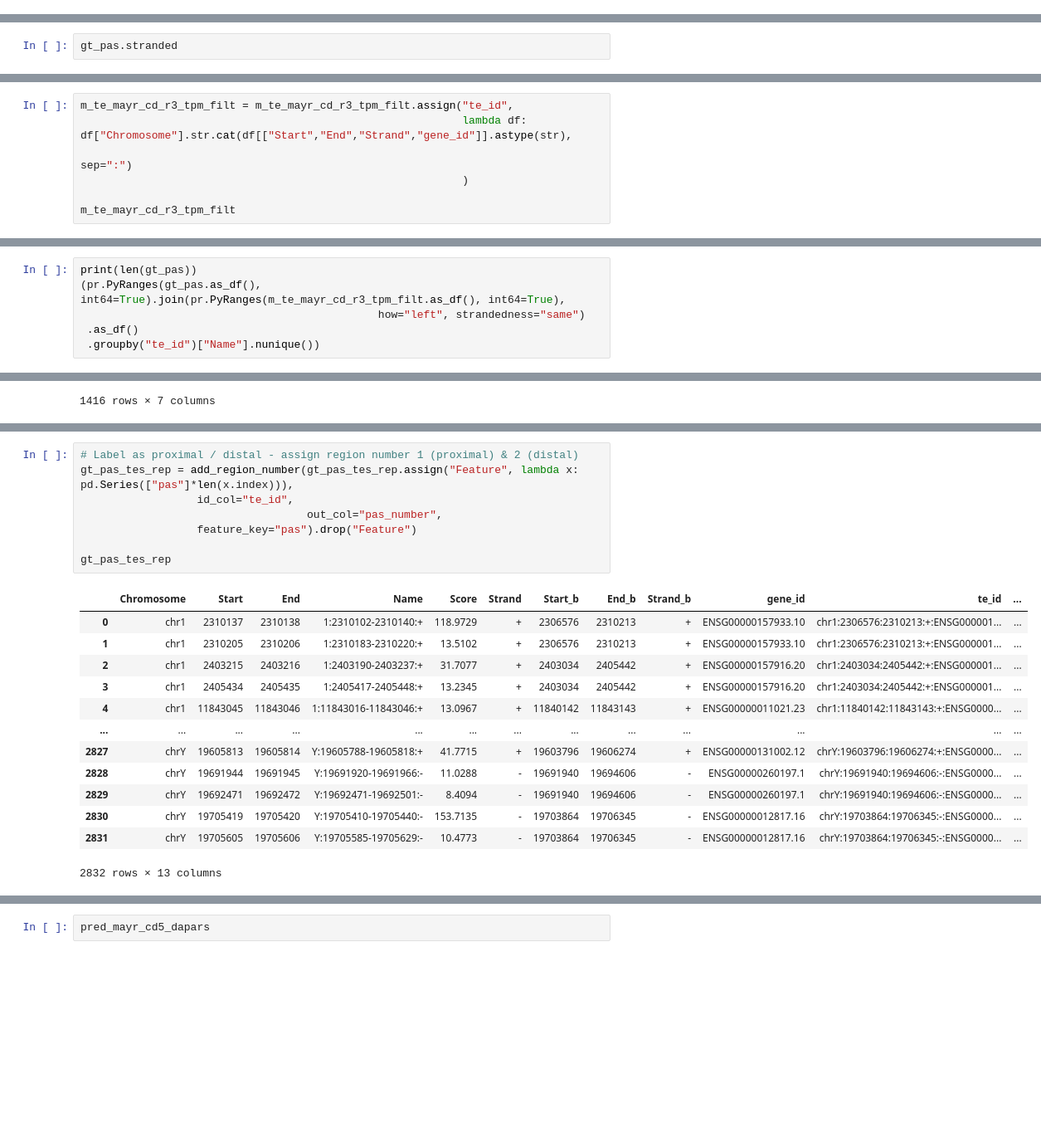
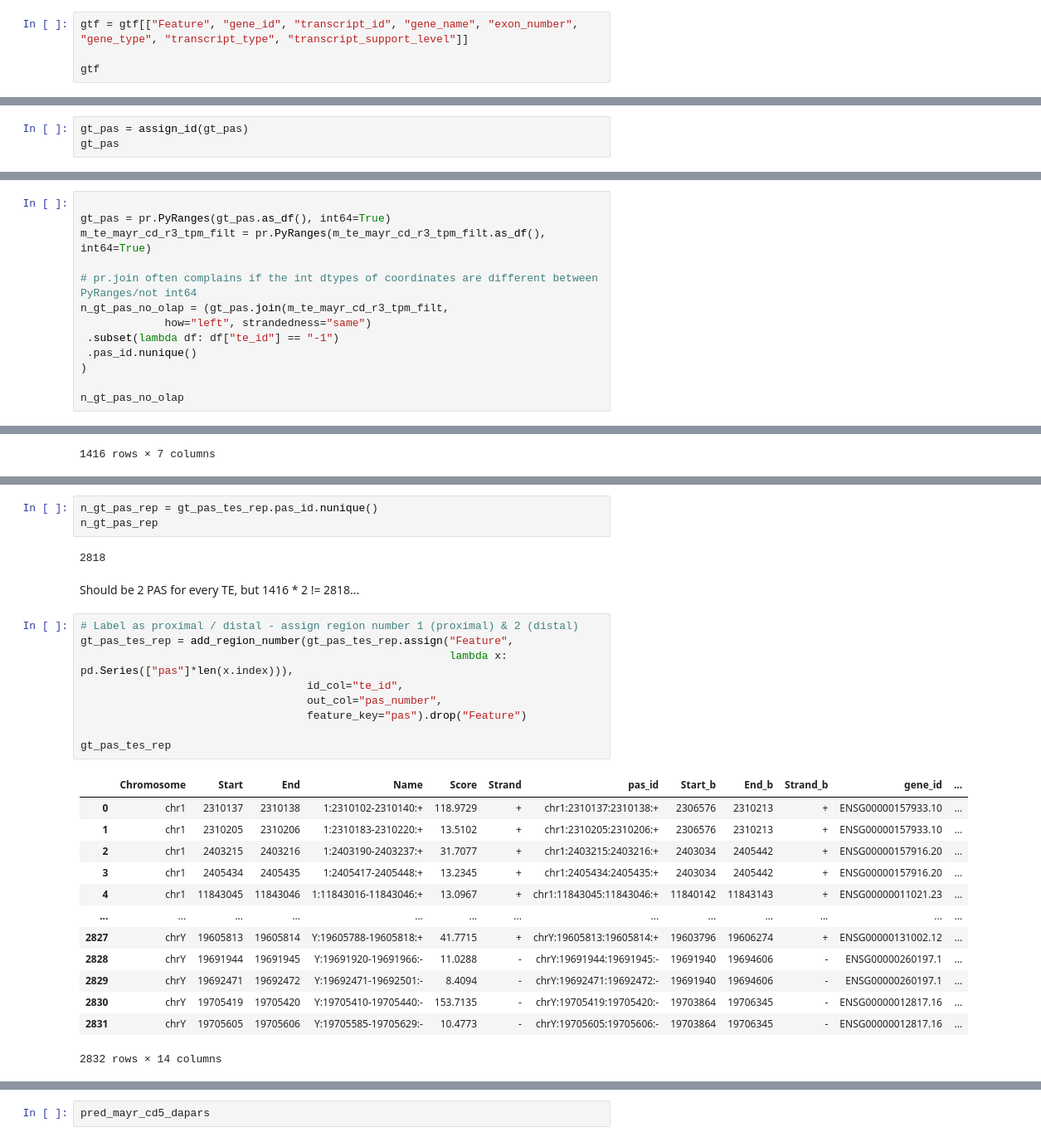
Before and after one commit to iRNA-COSI/APAeval, a Jupyter notebook: summary_workflows/relative_quantification/poc/relative_quant_poc.ipynb, the cells around one changed output, grey strips where cells are left out. Shown at 83% size. Cells and saved outputs as stored; diff of their text form; blank space fills up the shorter version.

```diff
--- a/summary_workflows/relative_quantification/poc/relative_quant_poc.ipynb
+++ b/summary_workflows/relative_quantification/poc/relative_quant_poc.ipynb
@@ -154,3 +159,7 @@ gtf.head()
 gtf.stranded
 # %% [output]
 True
+# %%
+gtf = gtf[["Feature", "gene_id", "transcript_id", "gene_name", "exon_number", "gene_type", "transcript_type", "transcript_support_level"]]
+
+gtf
@@ -400,5 +550,6 @@ gt_pas
 | 13342 | chrY | 19705605 | 19705606 | Y:19705585-19705629:- | 10.4773 | - |
 13343 rows × 6 columns
 # %%
-gt_pas.stranded
+gt_pas = assign_id(gt_pas)
+gt_pas
 # %% [output]
@@ -423,10 +586,3 @@ m_te_mayr_cd_r3_tpm_filt.Chromosome.unique().tolist()
  'chrM',
  'chrX',
  'chrY']
-# %%
-m_te_mayr_cd_r3_tpm_filt = m_te_mayr_cd_r3_tpm_filt.assign("te_id",
-                                                           lambda df: df["Chromosome"].str.cat(df[["Start","End","Strand","gene_id"]].astype(str),
-                                                                                               sep=":")
-                                                           )
-
-m_te_mayr_cd_r3_tpm_filt
@@ -447,7 +596,14 @@ m_te_mayr_cd_r3_tpm_filt
 # %%
-print(len(gt_pas))
-(pr.PyRanges(gt_pas.as_df(), int64=True).join(pr.PyRanges(m_te_mayr_cd_r3_tpm_filt.as_df(), int64=True),
-                                              how="left", strandedness="same")
- .as_df()
- .groupby("te_id")["Name"].nunique())
+
+gt_pas = pr.PyRanges(gt_pas.as_df(), int64=True)
+m_te_mayr_cd_r3_tpm_filt = pr.PyRanges(m_te_mayr_cd_r3_tpm_filt.as_df(), int64=True)
+
+# pr.join often complains if the int dtypes of coordinates are different between PyRanges/not int64
+n_gt_pas_no_olap = (gt_pas.join(m_te_mayr_cd_r3_tpm_filt,
+             how="left", strandedness="same")
+ .subset(lambda df: df["te_id"] == "-1")
+ .pas_id.nunique()
+)
+
+n_gt_pas_no_olap
 # %% [output]
@@ -706,25 +758,33 @@ gt_pas_tes_rep
+# %%
+n_gt_pas_rep = gt_pas_tes_rep.pas_id.nunique()
+n_gt_pas_rep
+# %% [output]
+2818
+# %% [markdown]
+Should be 2 PAS for every TE, but 1416 * 2 != 2818...
 # %%
 # Label as proximal / distal - assign region number 1 (proximal) & 2 (distal)
-gt_pas_tes_rep = add_region_number(gt_pas_tes_rep.assign("Feature", lambda x: pd.Series(["pas"]*len(x.index))),
-                  id_col="te_id",
+gt_pas_tes_rep = add_region_number(gt_pas_tes_rep.assign("Feature",
+                                                         lambda x: pd.Series(["pas"]*len(x.index))),
+                                   id_col="te_id",
                                    out_col="pas_number",
-                  feature_key="pas").drop("Feature")
+                                   feature_key="pas").drop("Feature")
 
 gt_pas_tes_rep
 # %% [output]
-|  | Chromosome | Start | End | Name | Score | Strand | Start_b | End_b | Strand_b | gene_id | te_id | ... |
-| 0 | chr1 | 2310137 | 2310138 | 1:2310102-2310140:+ | 118.9729 | + | 2306576 | 2310213 | + | ENSG00000157933.10 | chr1:2306576:2310213:+:ENSG000001... | ... |
-| 1 | chr1 | 2310205 | 2310206 | 1:2310183-2310220:+ | 13.5102 | + | 2306576 | 2310213 | + | ENSG00000157933.10 | chr1:2306576:2310213:+:ENSG000001... | ... |
-| 2 | chr1 | 2403215 | 2403216 | 1:2403190-2403237:+ | 31.7077 | + | 2403034 | 2405442 | + | ENSG00000157916.20 | chr1:2403034:2405442:+:ENSG000001... | ... |
-| 3 | chr1 | 2405434 | 2405435 | 1:2405417-2405448:+ | 13.2345 | + | 2403034 | 2405442 | + | ENSG00000157916.20 | chr1:2403034:2405442:+:ENSG000001... | ... |
-| 4 | chr1 | 11843045 | 11843046 | 1:11843016-11843046:+ | 13.0967 | + | 11840142 | 11843143 | + | ENSG00000011021.23 | chr1:11840142:11843143:+:ENSG0000... | ... |
+|  | Chromosome | Start | End | Name | Score | Strand | pas_id | Start_b | End_b | Strand_b | gene_id | ... |
+| 0 | chr1 | 2310137 | 2310138 | 1:2310102-2310140:+ | 118.9729 | + | chr1:2310137:2310138:+ | 2306576 | 2310213 | + | ENSG00000157933.10 | ... |
+| 1 | chr1 | 2310205 | 2310206 | 1:2310183-2310220:+ | 13.5102 | + | chr1:2310205:2310206:+ | 2306576 | 2310213 | + | ENSG00000157933.10 | ... |
+| 2 | chr1 | 2403215 | 2403216 | 1:2403190-2403237:+ | 31.7077 | + | chr1:2403215:2403216:+ | 2403034 | 2405442 | + | ENSG00000157916.20 | ... |
+| 3 | chr1 | 2405434 | 2405435 | 1:2405417-2405448:+ | 13.2345 | + | chr1:2405434:2405435:+ | 2403034 | 2405442 | + | ENSG00000157916.20 | ... |
+| 4 | chr1 | 11843045 | 11843046 | 1:11843016-11843046:+ | 13.0967 | + | chr1:11843045:11843046:+ | 11840142 | 11843143 | + | ENSG00000011021.23 | ... |
 | ... | ... | ... | ... | ... | ... | ... | ... | ... | ... | ... | ... | ... |
-| 2827 | chrY | 19605813 | 19605814 | Y:19605788-19605818:+ | 41.7715 | + | 19603796 | 19606274 | + | ENSG00000131002.12 | chrY:19603796:19606274:+:ENSG0000... | ... |
-| 2828 | chrY | 19691944 | 19691945 | Y:19691920-19691966:- | 11.0288 | - | 19691940 | 19694606 | - | ENSG00000260197.1 | chrY:19691940:19694606:-:ENSG0000... | ... |
-| 2829 | chrY | 19692471 | 19692472 | Y:19692471-19692501:- | 8.4094 | - | 19691940 | 19694606 | - | ENSG00000260197.1 | chrY:19691940:19694606:-:ENSG0000... | ... |
-| 2830 | chrY | 19705419 | 19705420 | Y:19705410-19705440:- | 153.7135 | - | 19703864 | 19706345 | - | ENSG00000012817.16 | chrY:19703864:19706345:-:ENSG0000... | ... |
-| 2831 | chrY | 19705605 | 19705606 | Y:19705585-19705629:- | 10.4773 | - | 19703864 | 19706345 | - | ENSG00000012817.16 | chrY:19703864:19706345:-:ENSG0000... | ... |
+| 2827 | chrY | 19605813 | 19605814 | Y:19605788-19605818:+ | 41.7715 | + | chrY:19605813:19605814:+ | 19603796 | 19606274 | + | ENSG00000131002.12 | ... |
+| 2828 | chrY | 19691944 | 19691945 | Y:19691920-19691966:- | 11.0288 | - | chrY:19691944:19691945:- | 19691940 | 19694606 | - | ENSG00000260197.1 | ... |
+| 2829 | chrY | 19692471 | 19692472 | Y:19692471-19692501:- | 8.4094 | - | chrY:19692471:19692472:- | 19691940 | 19694606 | - | ENSG00000260197.1 | ... |
+| 2830 | chrY | 19705419 | 19705420 | Y:19705410-19705440:- | 153.7135 | - | chrY:19705419:19705420:- | 19703864 | 19706345 | - | ENSG00000012817.16 | ... |
+| 2831 | chrY | 19705605 | 19705606 | Y:19705585-19705629:- | 10.4773 | - | chrY:19705605:19705606:- | 19703864 | 19706345 | - | ENSG00000012817.16 | ... |
-2832 rows × 13 columns
+2832 rows × 14 columns
 # %%
 # Calculate fractional relative expression for each PAS (vs all PAS on TE)
 gt_pas_tes_rep = gt_pas_tes_rep.assign("rel_exp",
```
Also changed, not shown: parts of 48 cells of this notebook.
